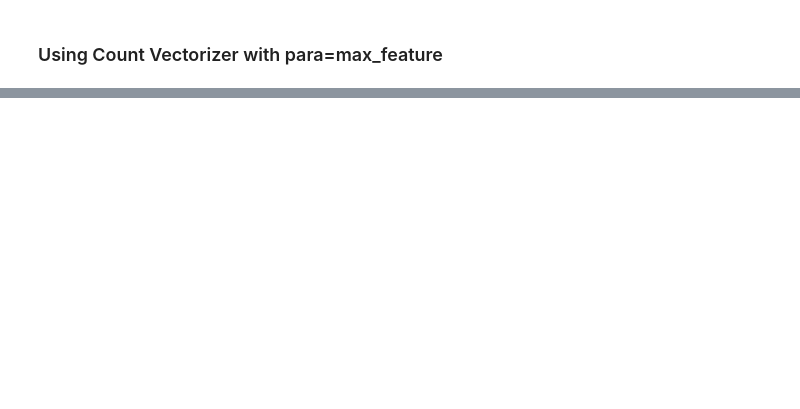
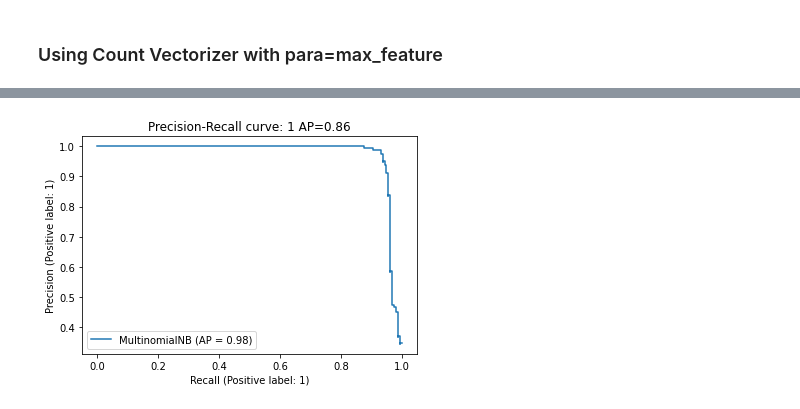
Before and after one commit to lkarjun/spam-classifier, a Jupyter notebook: spam_classifer.ipynb, the cells around one changed output, grey strips where cells are left out. Saved outputs shown, nothing was run; the diff lists cells and outputs as text; code cells hidden in the pictures; blank space fills up the shorter version.

```diff
--- a/spam_classifer.ipynb
+++ b/spam_classifer.ipynb
@@ -144,0 +176,4 @@ array([[1163,   38],
+# %%
+average_precision_1 = average_precision_score(y_test, y_pred)
+average_precision_2 = average_precision_score(y_test2, y_pred2)
+average_precision_3 = average_precision_score(y_test_3, y_pred3)
@@ -144,0 +190,6 @@ array([[1163,   38],
+# %%
+disp = plot_precision_recall_curve(naive_bayes_classifer, x_test, y_test)
+disp.ax_.set_title('Precision-Recall curve: 1 '
+                   'AP={0:0.2f}'.format(average_precision_1));
+# %% [output]
+[figure, added]
```
Also changed, not shown: parts of 31 cells of this notebook.
